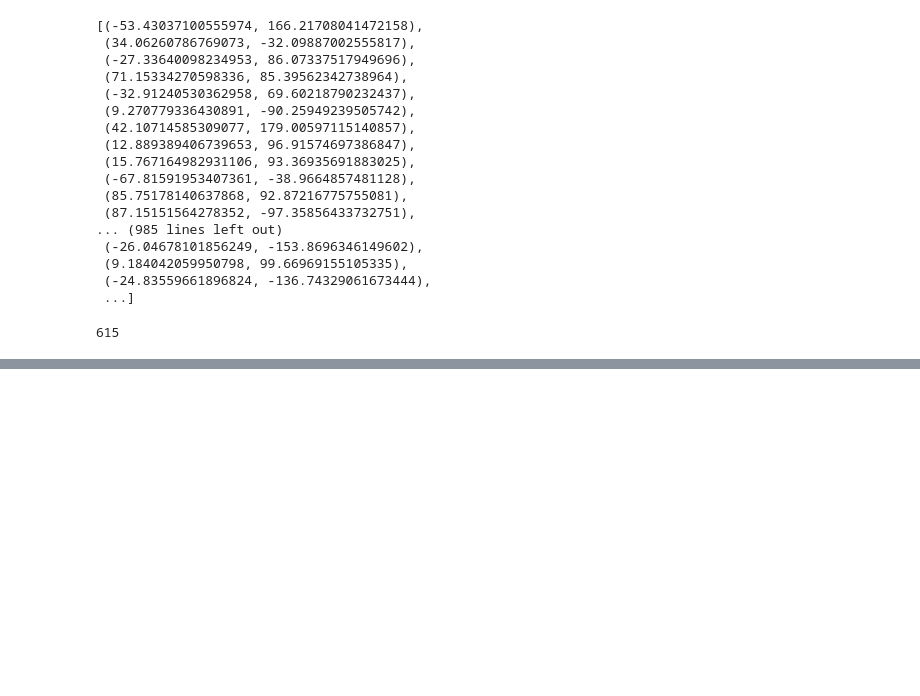
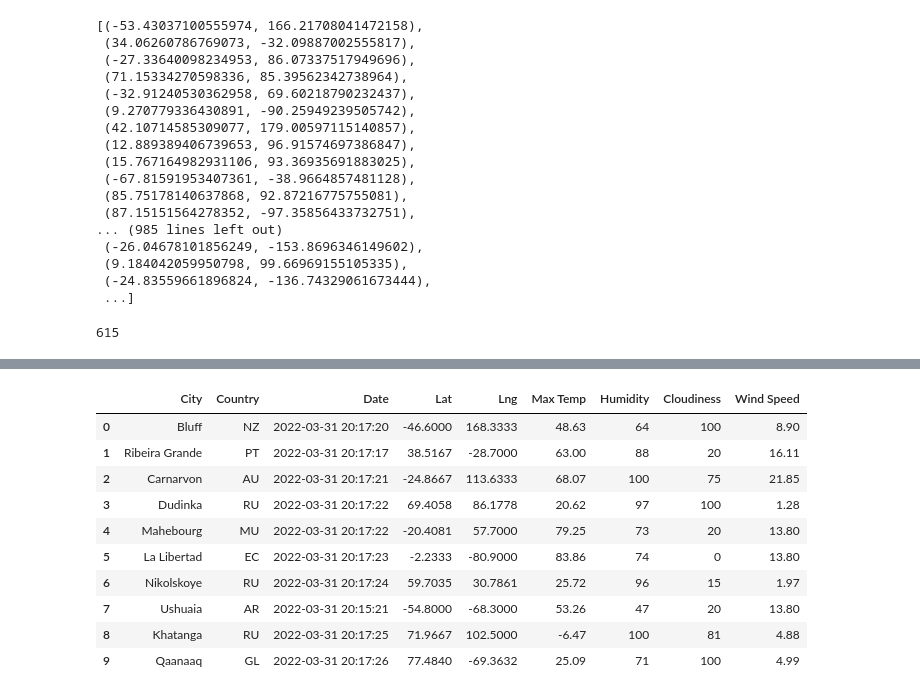
Before and after one commit to Magzzie/World_Weather_Analysis, a Jupyter notebook: WeatherPy.ipynb, the cells around one changed output, grey strips where cells are left out. Cells and saved outputs as stored; diff of their text form; code cells hidden in the pictures; blank space fills up the shorter version.

```diff
--- a/WeatherPy.ipynb
+++ b/WeatherPy.ipynb
@@ -54,0 +217,17 @@ len(cities)
+# %%
+# Reorder the columns in the DataFrame.
+new_column_order = ["City", "Country", "Date", "Lat", "Lng", "Max Temp", "Humidity", "Cloudiness", "Wind Speed"]
+city_data_df = city_data_df[new_column_order]
+city_data_df.head(10)
+# %% [output]
+|  | City | Country | Date | Lat | Lng | Max Temp | Humidity | Cloudiness | Wind Speed |
+| 0 | Bluff | NZ | 2022-03-31 20:17:20 | -46.6000 | 168.3333 | 48.63 | 64 | 100 | 8.90 |
+| 1 | Ribeira Grande | PT | 2022-03-31 20:17:17 | 38.5167 | -28.7000 | 63.00 | 88 | 20 | 16.11 |
+| 2 | Carnarvon | AU | 2022-03-31 20:17:21 | -24.8667 | 113.6333 | 68.07 | 100 | 75 | 21.85 |
+| 3 | Dudinka | RU | 2022-03-31 20:17:22 | 69.4058 | 86.1778 | 20.62 | 97 | 100 | 1.28 |
+| 4 | Mahebourg | MU | 2022-03-31 20:17:22 | -20.4081 | 57.7000 | 79.25 | 73 | 20 | 13.80 |
+| 5 | La Libertad | EC | 2022-03-31 20:17:23 | -2.2333 | -80.9000 | 83.86 | 74 | 0 | 13.80 |
+| 6 | Nikolskoye | RU | 2022-03-31 20:17:24 | 59.7035 | 30.7861 | 25.72 | 96 | 15 | 1.97 |
+| 7 | Ushuaia | AR | 2022-03-31 20:15:21 | -54.8000 | -68.3000 | 53.26 | 47 | 20 | 13.80 |
+| 8 | Khatanga | RU | 2022-03-31 20:17:25 | 71.9667 | 102.5000 | -6.47 | 100 | 81 | 4.88 |
+| 9 | Qaanaaq | GL | 2022-03-31 20:17:26 | 77.4840 | -69.3632 | 25.09 | 71 | 100 | 4.99 |
```
Also changed, not shown: parts of 9 cells of this notebook, 3 other files.
